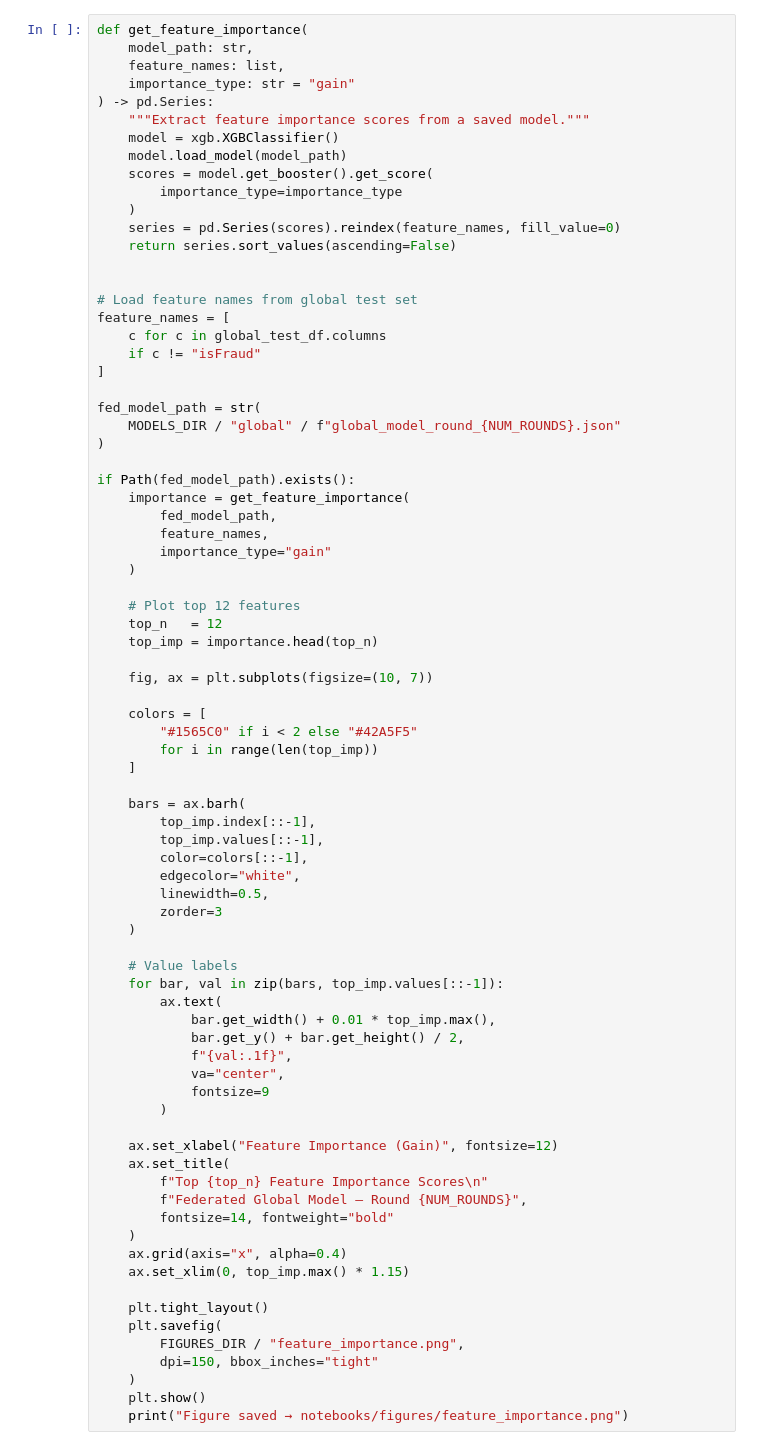
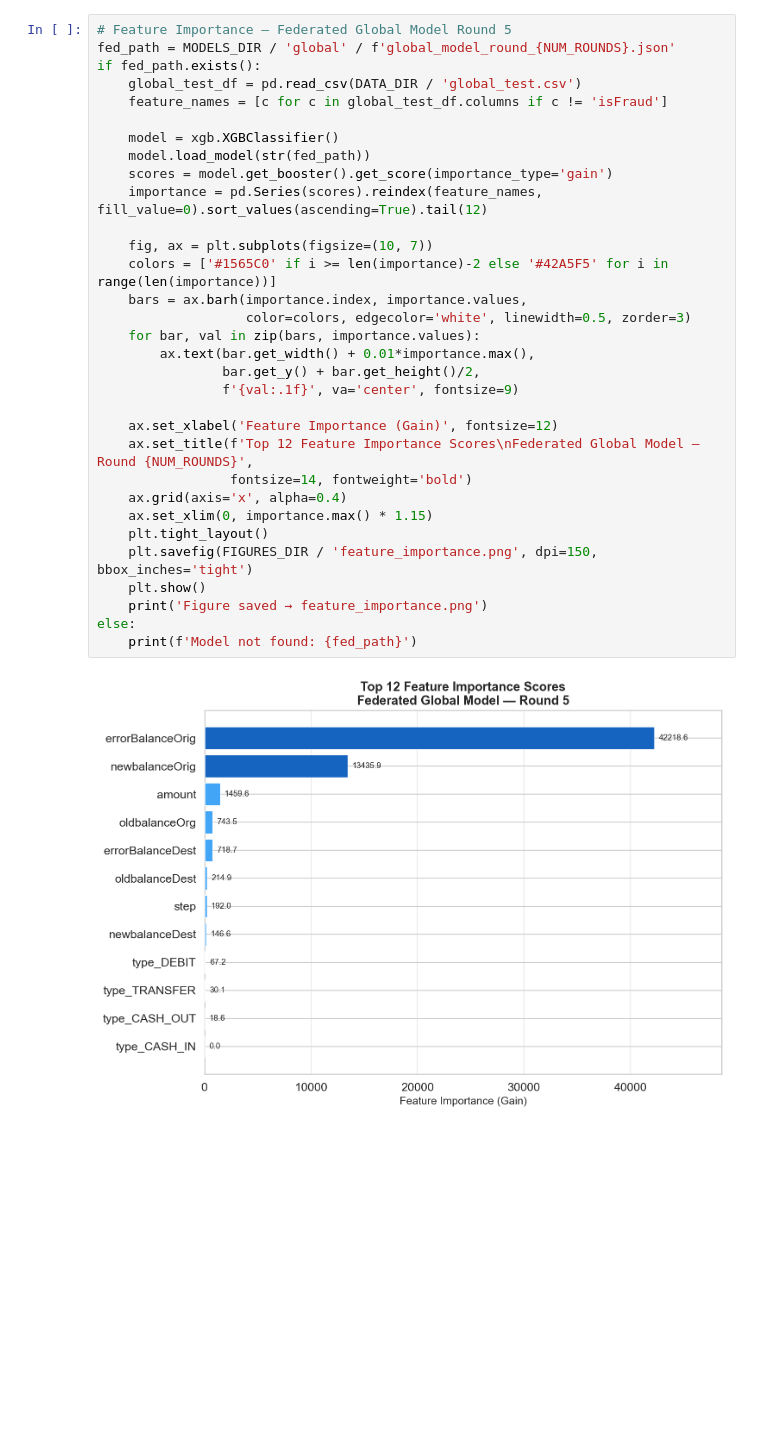
Before and after one commit to Darachhat/federated-fraud-detection, a Jupyter notebook: notebooks/03_federated_results_visualization.ipynb, the cells around one changed output. Saved outputs shown, nothing was run; the diff lists cells and outputs as text; blank space fills up the shorter version.

```diff
--- a/notebooks/03_federated_results_visualization.ipynb
+++ b/notebooks/03_federated_results_visualization.ipynb
@@ -399,79 +322,34 @@ print("Figure saved → notebooks/figures/precision_recall_curves.png")
 # %%
-def get_feature_importance(
-    model_path: str,
-    feature_names: list,
-    importance_type: str = "gain"
-) -> pd.Series:
-    """Extract feature importance scores from a saved model."""
+# Feature Importance — Federated Global Model Round 5
+fed_path = MODELS_DIR / 'global' / f'global_model_round_{NUM_ROUNDS}.json'
+if fed_path.exists():
+    global_test_df = pd.read_csv(DATA_DIR / 'global_test.csv')
+    feature_names = [c for c in global_test_df.columns if c != 'isFraud']
+
     model = xgb.XGBClassifier()
-    model.load_model(model_path)
-    scores = model.get_booster().get_score(
-        importance_type=importance_type
-    )
-    series = pd.Series(scores).reindex(feature_names, fill_value=0)
-    return series.sort_values(ascending=False)
-
-
-# Load feature names from global test set
-feature_names = [
-    c for c in global_test_df.columns
-    if c != "isFraud"
-]
-
-fed_model_path = str(
-    MODELS_DIR / "global" / f"global_model_round_{NUM_ROUNDS}.json"
-)
-
-if Path(fed_model_path).exists():
-    importance = get_feature_importance(
-        fed_model_path,
-        feature_names,
-        importance_type="gain"
-    )
-
-    # Plot top 12 features
-    top_n   = 12
-    top_imp = importance.head(top_n)
+    model.load_model(str(fed_path))
+    scores = model.get_booster().get_score(importance_type='gain')
+    importance = pd.Series(scores).reindex(feature_names, fill_value=0).sort_values(ascending=True).tail(12)
 
     fig, ax = plt.subplots(figsize=(10, 7))
+    colors = ['#1565C0' if i >= len(importance)-2 else '#42A5F5' for i in range(len(importance))]
+    bars = ax.barh(importance.index, importance.values,
+                   color=colors, edgecolor='white', linewidth=0.5, zorder=3)
+    for bar, val in zip(bars, importance.values):
+        ax.text(bar.get_width() + 0.01*importance.max(),
+                bar.get_y() + bar.get_height()/2,
+                f'{val:.1f}', va='center', fontsize=9)
 
-    colors = [
-        "#1565C0" if i < 2 else "#42A5F5"
-        for i in range(len(top_imp))
-    ]
-
-    bars = ax.barh(
-        top_imp.index[::-1],
-        top_imp.values[::-1],
-        color=colors[::-1],
-        edgecolor="white",
-        linewidth=0.5,
-        zorder=3
-    )
-
-    # Value labels
-    for bar, val in zip(bars, top_imp.values[::-1]):
-        ax.text(
-            bar.get_width() + 0.01 * top_imp.max(),
-            bar.get_y() + bar.get_height() / 2,
-            f"{val:.1f}",
-            va="center",
-            fontsize=9
-        )
-
-    ax.set_xlabel("Feature Importance (Gain)", fontsize=12)
-    ax.set_title(
-        f"Top {top_n} Feature Importance Scores\n"
-        f"Federated Global Model — Round {NUM_ROUNDS}",
-        fontsize=14, fontweight="bold"
-    )
-    ax.grid(axis="x", alpha=0.4)
-    ax.set_xlim(0, top_imp.max() * 1.15)
-
+    ax.set_xlabel('Feature Importance (Gain)', fontsize=12)
+    ax.set_title(f'Top 12 Feature Importance Scores\nFederated Global Model — Round {NUM_ROUNDS}',
+                 fontsize=14, fontweight='bold')
+    ax.grid(axis='x', alpha=0.4)
+    ax.set_xlim(0, importance.max() * 1.15)
     plt.tight_layout()
-    plt.savefig(
-        FIGURES_DIR / "feature_importance.png",
-        dpi=150, bbox_inches="tight"
-    )
+    plt.savefig(FIGURES_DIR / 'feature_importance.png', dpi=150, bbox_inches='tight')
     plt.show()
-    print("Figure saved → notebooks/figures/feature_importance.png")
+    print('Figure saved → feature_importance.png')
+else:
+    print(f'Model not found: {fed_path}')
+# %% [output]
+[figure, added]
```
Also changed, not shown: parts of 24 cells of this notebook, 40 other files.
